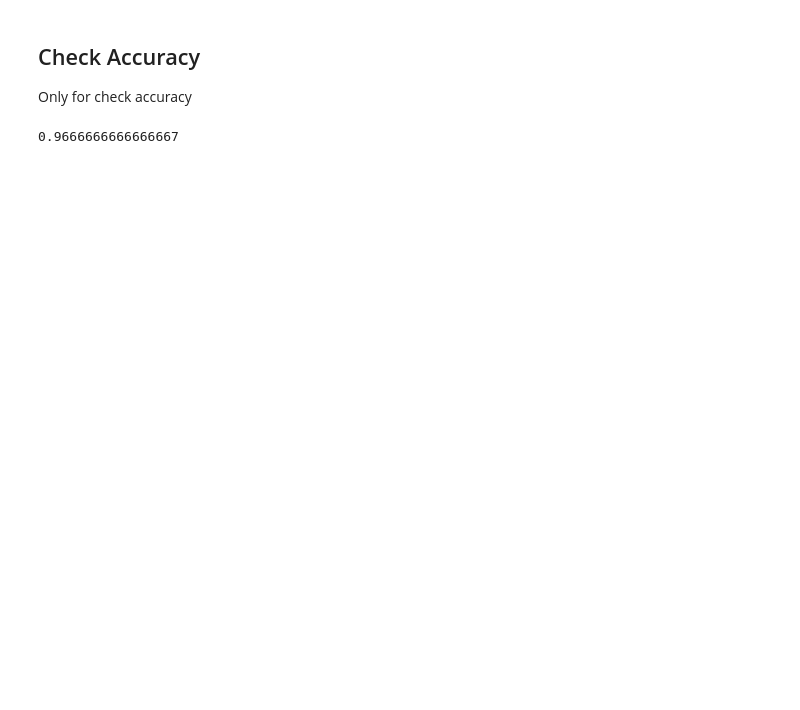
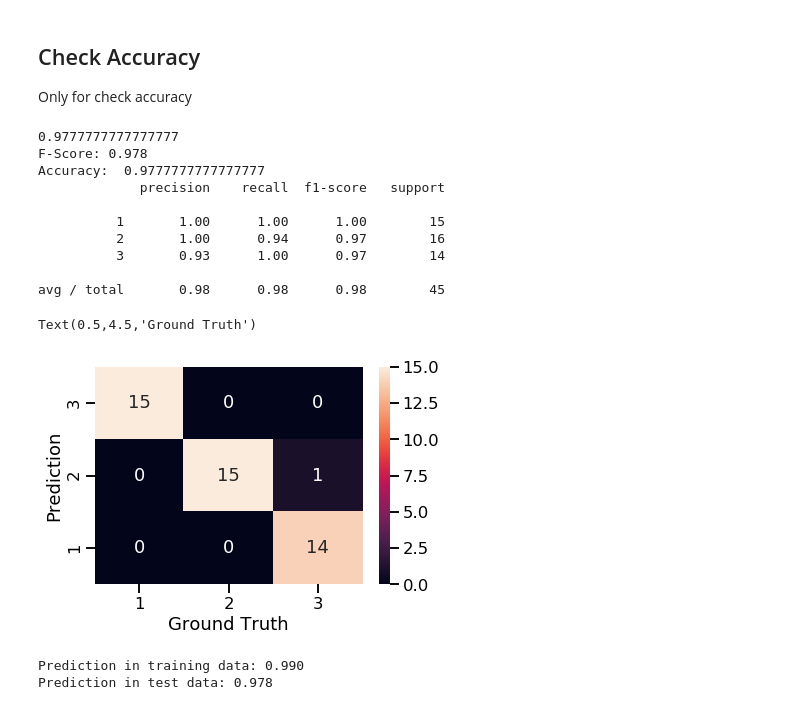
Before and after one commit to Junhyuck-Woo/CAU-ArtificialIntelligence, a Jupyter notebook: model/YuseonSujin/Classification_Iris_mine.ipynb, the cells around one changed output. Cells and saved outputs as stored; diff of their text form; code cells hidden in the pictures; blank space fills up the shorter version.

```diff
--- a/model/YuseonSujin/Classification_Iris_mine.ipynb
+++ b/model/YuseonSujin/Classification_Iris_mine.ipynb
@@ -109,16 +131,60 @@ print(accuracy(ts_ans, y_pred))
 ## Check Accuracy
 
 Only for check accuracy
+# %%
+from sklearn.ensemble import RandomForestClassifier
+RF = RandomForestClassifier()
+RF = RF.fit(tr_data, tr_ans)
+y_pred2 = RF.predict(ts_data)
+print(accuracy(ts_ans, y_pred2))
+
+
+# Test
+prediction = RF.predict(ts_data)
+
+# Check Result
+p,r,f,s = precision_recall_fscore_support(ts_ans, prediction, average='micro')
+print("F-Score:", round(f,3))
+print("Accuracy: ", accuracy_score(ts_ans, prediction))
+
+print(classification_report(ts_ans, prediction))
+
+labels = sorted(ts_ans.unique())
+chart = pd.DataFrame(confusion_matrix(ts_ans, prediction),
+                  columns=labels, index=labels)
+sns.set_context('talk')
+ax = sns.heatmap(chart, annot=True, fmt='d', xticklabels=True, yticklabels=True)
+ax.set_xticklabels(labels)
+ax.set_yticklabels(labels[::-1])
+ax.set_ylabel('Prediction')
+ax.set_xlabel('Ground Truth')
+# %% [output]
+0.9777777777777777
+F-Score: 0.978
+Accuracy:  0.9777777777777777
+             precision    recall  f1-score   support
+
+          1       1.00      1.00      1.00        15
+          2       1.00      0.94      0.97        16
+          3       0.93      1.00      0.97        14
+
+avg / total       0.98      0.98      0.98        45
+Text(0.5,4.5,'Ground Truth')
+[figure, added]
+# %%
+print("Prediction in training data: {:.3f}".format(RF.score(tr_data, tr_ans)))
+print("Prediction in test data: {:.3f}".format(RF.score(ts_data, ts_ans)))
+# %% [output]
+Prediction in training data: 0.990
+Prediction in test data: 0.978
 # %%
-def accuracy(real, predict):
-    return sum(real == predict) / float(real.shape[0])
-
+# def accuracy(real, predict):
+#     return sum(real == predict) / float(real.shape[0])
+#
 # tk_window = tkinter.Tk()
 # cwd = os.getcwd()
 # ts_ans = pd.read_csv(askopenfilename(title='Choose your test answer'))
 # ts_ans = ts_ans.iloc[:, 0]
 # tk_window.destroy()
 
-print(accuracy(ts_ans, y_pred))
+# print(accuracy(ts_ans, y_pred))
-# %% [output]
-0.9666666666666667
```
Also changed, not shown: parts of 5 cells of this notebook.
